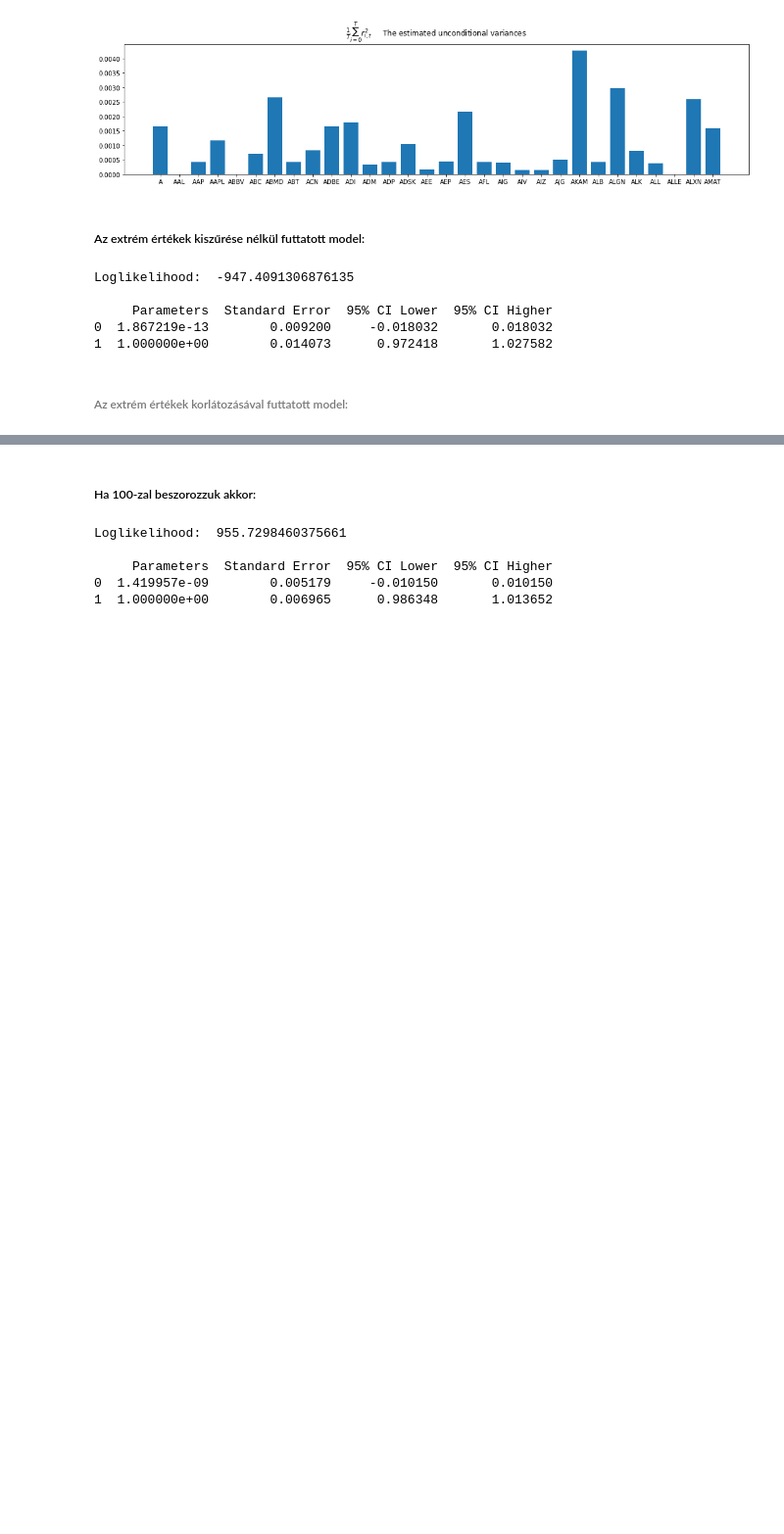
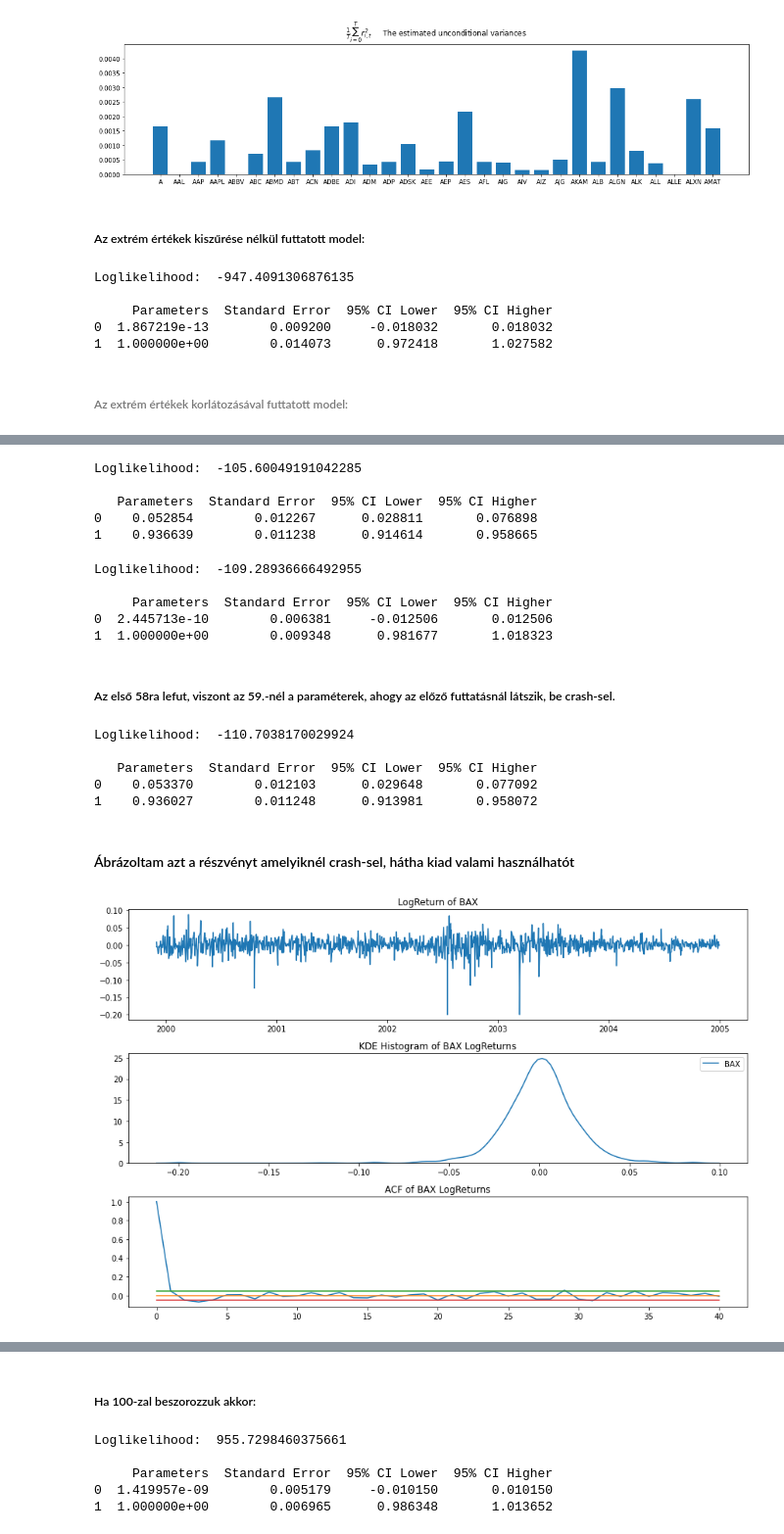
Before and after one commit to NemesiP/volatility-forecasting, a Jupyter notebook: Examples/Panel_GARCH_problem.ipynb, the cells around one changed output, grey strips where cells are left out. Shown at 98% size. Cells and saved outputs as stored; diff of their text form; code cells hidden in the pictures; blank space fills up the shorter version.

```diff
--- a/Examples/Panel_GARCH_problem.ipynb
+++ b/Examples/Panel_GARCH_problem.ipynb
@@ -76,5 +76,5 @@ Loglikelihood:  -947.4091306876135
 # %% [markdown]
 ###### Az extrém értékek korlátozásával futtatott model:
 # %%
-model.fit(['01', '01'], y_new)
+model.fit(['01', '01'], y_new.iloc[:, :50])
 # %% [output]
@@ -85,0 +110,48 @@ Loglikelihood:  -955.4157812156991
+# %%
+model.fit(['01', '01'], y_new.iloc[:, :55])
+# %% [output]
+Loglikelihood:  -105.60049191042285
+
+   Parameters  Standard Error  95% CI Lower  95% CI Higher
+0    0.052854        0.012267      0.028811       0.076898
+1    0.936639        0.011238      0.914614       0.958665
+# %%
+model.fit(['01', '01'], y_new.iloc[:, :58])
+# %% [output]
+Loglikelihood:  -109.28936666492955
+
+     Parameters  Standard Error  95% CI Lower  95% CI Higher
+0  2.445713e-10        0.006381     -0.012506       0.012506
+1  1.000000e+00        0.009348      0.981677       1.018323
+# %% [markdown]
+##### Az első 58ra lefut, viszont az 59.-nél a paraméterek, ahogy az előző futtatásnál látszik, be crash-sel.
+# %%
+model.fit(['01', '01'], y_new.iloc[:, :57])
+# %% [output]
+Loglikelihood:  -110.7038170029924
+
+   Parameters  Standard Error  95% CI Lower  95% CI Higher
+0    0.053370        0.012103      0.029648       0.077092
+1    0.936027        0.011248      0.913981       0.958072
+# %% [markdown]
+#### Ábrázoltam azt a részvényt amelyiknél crash-sel, hátha kiad valami használhatót
+# %%
+from statsmodels.tsa.stattools import acf
+fig, ax = plt.subplots(3,1, figsize = (12,8))
+
+sns.lineplot(data = y_new.iloc[:, 57], ax = ax[0])
+ax[0].set_title('LogReturn of BAX')
+
+sns.kdeplot(data = y_new.iloc[:, 57], ax = ax[1])
+ax[1].set_title('KDE Histogram of BAX LogReturns')
+
+sns.lineplot(data = acf(y_new.iloc[:, 57].values), ax = ax[2])
+sns.lineplot(data = np.linspace(0.0, 0.0, 41), ax = ax[2])
+sns.lineplot(data = np.linspace(0.05, 0.05, 41), ax = ax[2])
+sns.lineplot(data = np.linspace(-0.05, -0.05, 41), ax = ax[2])
+ax[2].set_title('ACF of BAX LogReturns')
+
+plt.tight_layout()
+plt.show()
+# %% [output]
+[figure, added]
```
Also changed, not shown: parts of 15 cells of this notebook, 1 other file.
